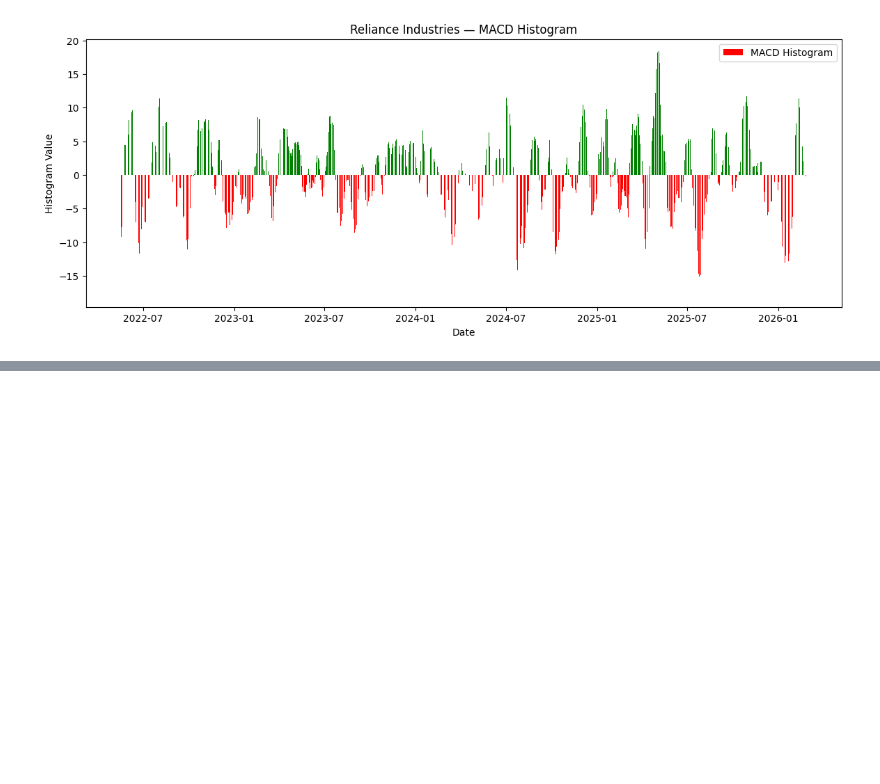
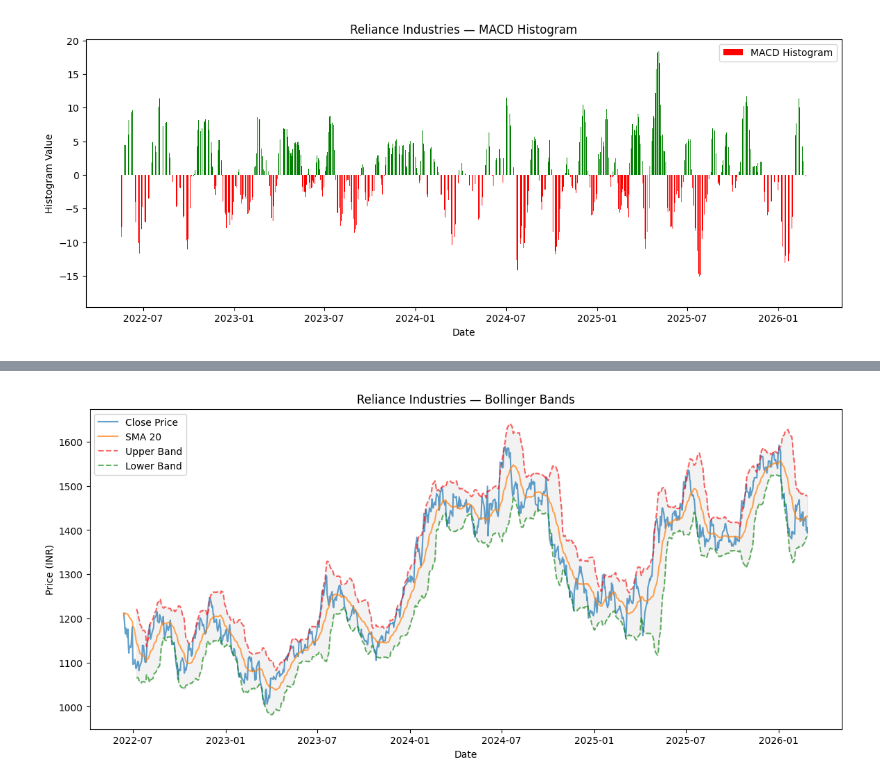
Before and after one commit to samarthpatel03/quantitative-market-analysis, a Jupyter notebook: stock_prediction.ipynb, the cells around one changed output, grey strips where cells are left out. Cells and saved outputs as stored; diff of their text form; code cells hidden in the pictures; blank space fills up the shorter version.

```diff
--- a/stock_prediction.ipynb
+++ b/stock_prediction.ipynb
@@ -226,0 +301,20 @@ plt.show()
+# %%
+plt.figure(figsize=(14, 6))
+plt.plot(df['Close'], label='Close Price', alpha=0.7)
+plt.plot(df['SMA_20'], label='SMA 20', alpha=0.7)
+
+# Recalculate for plotting since we dropped bb_Upper and bb_Lower
+std_20 = df['Close'].rolling(20).std()
+bb_upper = df['SMA_20'] + 2 * std_20
+bb_lower = df['SMA_20'] - 2 * std_20
+
+plt.plot(bb_upper, label='Upper Band', linestyle='--', color='red', alpha=0.6)
+plt.plot(bb_lower, label='Lower Band', linestyle='--', color='green', alpha=0.6)
+plt.fill_between(df.index, bb_upper, bb_lower, alpha=0.1, color='grey')
+plt.title('Reliance Industries — Bollinger Bands')
+plt.xlabel('Date')
+plt.ylabel('Price (INR)')
+plt.legend()
+plt.show()
+# %% [output]
+[figure, added]
```
Also changed, not shown: parts of 12 cells of this notebook, 1 other file.
